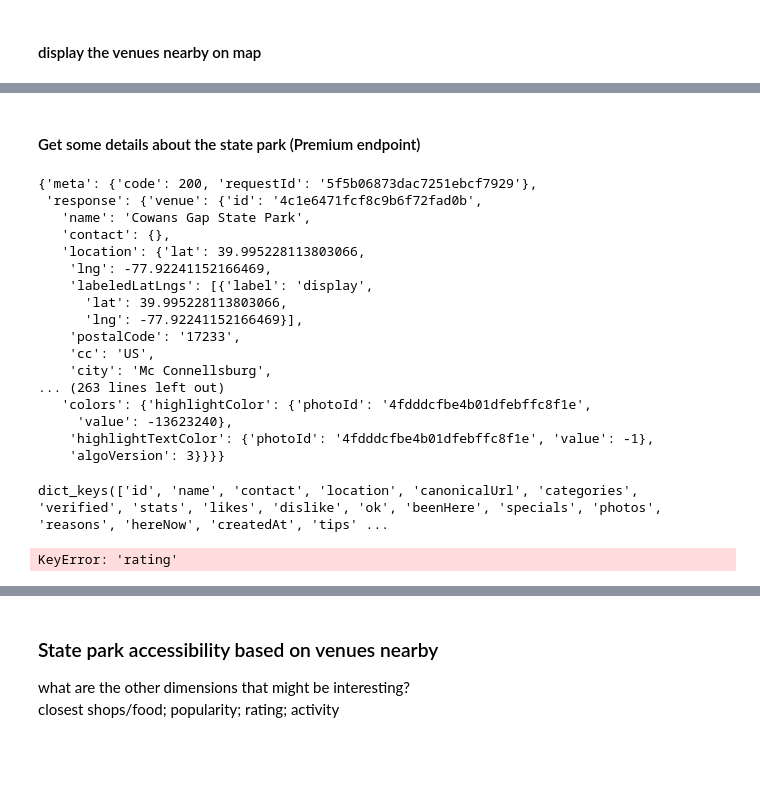
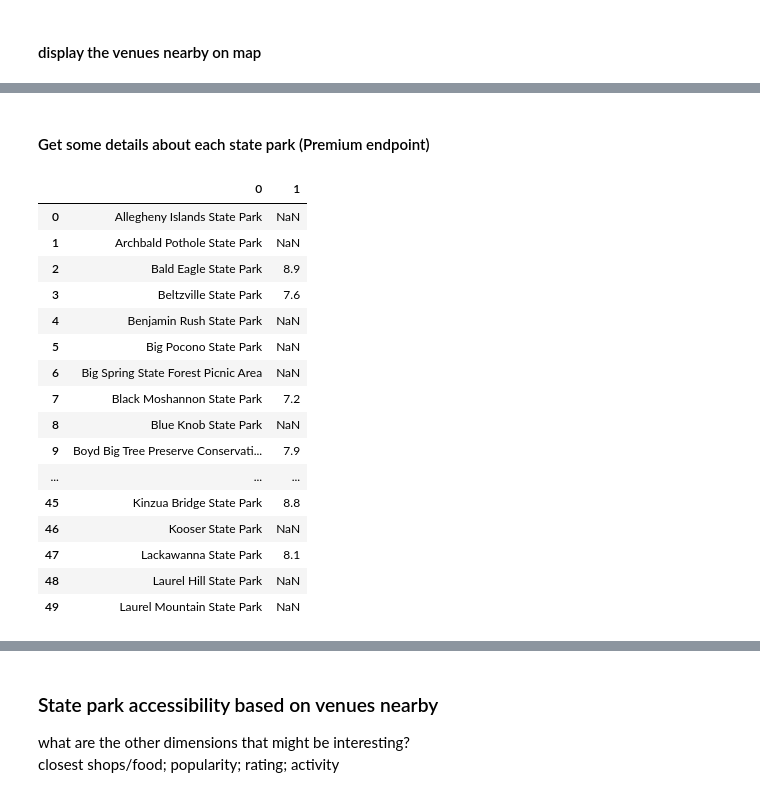
Before and after one commit to qcabel/PA-state-parks, a Jupyter notebook: state_park_PA_foursquare.ipynb, the cells around one changed output, grey strips where cells are left out. Saved outputs shown, nothing was run; the diff lists cells and outputs as text; code cells hidden in the pictures; blank space fills up the shorter version.

```diff
--- a/state_park_PA_foursquare.ipynb
+++ b/state_park_PA_foursquare.ipynb
@@ -262,0 +531,5 @@ venue_park_results['response']['venues'][0]
+# %%
+df_park['fsq_venue_id'] = df_parkId['found Id']
+df_park['fsq_venue_name'] = df_parkId['found name']
+df_park['fsq_venue_categ'] = df_parkId['found in category']
+df_park
@@ -263,33 +550,17 @@ venue_park_results['response']['venues'][0]
 # %% [markdown]
-#### Get some details about the state park (Premium endpoint)
+#### Get some details about each state park (Premium endpoint)
 # %%
-VENUE_ID = venue_park_results['response']['venues'][0]['id']
-url = 'https://api.foursquare.com/v2/venues/{}?client_id={}&client_secret={}&v={}'.format(VENUE_ID, CLIENT_ID, CLIENT_SECRET, VERSION)
-venue_results = requests.get(url).json()
-venue_results
+# VENUE_ID = '4f88baafe4b02981899ad0fa'#venue_park_results['response']['venues'][0]['id']
+state_park_detail = []
+for VENUE_ID in df_parkId['found Id']:
+    url = 'https://api.foursquare.com/v2/venues/{}?client_id={}&client_secret={}&v={}'.format(VENUE_ID, CLIENT_ID, CLIENT_SECRET, VERSION)
+    venue_results = requests.get(url).json()
+#     venue_results['response']['venue']['rating'] #or['likes']
+    state_park_detail.append(venue_results)
-# %% [output]
-{'meta': {'code': 200, 'requestId': '5f5b06873dac7251ebcf7929'},
- 'response': {'venue': {'id': '4c1e6471fcf8c9b6f72fad0b',
-   'name': 'Cowans Gap State Park',
-   'contact': {},
-   'location': {'lat': 39.995228113803066,
-    'lng': -77.92241152166469,
-    'labeledLatLngs': [{'label': 'display',
-      'lat': 39.995228113803066,
-      'lng': -77.92241152166469}],
-    'postalCode': '17233',
-    'cc': 'US',
-    'city': 'Mc Connellsburg',
-... (263 lines left out)
-   'colors': {'highlightColor': {'photoId': '4fdddcfbe4b01dfebffc8f1e',
-     'value': -13623240},
-    'highlightTextColor': {'photoId': '4fdddcfbe4b01dfebffc8f1e', 'value': -1},
-    'algoVersion': 3}}}}
-# %%
-venue_results['response']['venue'].keys()
-# %% [output]
-dict_keys(['id', 'name', 'contact', 'location', 'canonicalUrl', 'categories', 'verified', 'stats', 'likes', 'dislike', 'ok', 'beenHere', 'specials', 'photos', 'reasons', 'hereNow', 'createdAt', 'tips' ...
-# %%
-venue_results['response']['venue']['rating']
-# %% [output]
-KeyError: 'rating'
+# %%
+for ipark in range(51, 121):
+    VENUE_ID = df_parkId.loc[ipark, 'found Id']
+    url = 'https://api.foursquare.com/v2/venues/{}?client_id={}&client_secret={}&v={}'.format(VENUE_ID, CLIENT_ID, CLIENT_SECRET, VERSION)
+    venue_results = requests.get(url).json()
+#     venue_results['response']['venue']['rating'] #or['likes']
+    state_park_detail[ipark] = venue_results
@@ -295,0 +571,26 @@ KeyError: 'rating'
+# %%
+park_rating_list = []
+for ipark in range(51):
+    if state_park_detail[ipark]['meta']['code'] == 200:
+        park_rating_list.append([df_park.loc[ipark, 'Park name'],
+                            state_park_detail[ipark]['response']['venue'].get('rating', np.NaN)])
+park_rating = pd.DataFrame(park_rating_list)
+park_rating
+# %% [output]
+|  | 0 | 1 |
+| 0 | Allegheny Islands State Park | NaN |
+| 1 | Archbald Pothole State Park | NaN |
+| 2 | Bald Eagle State Park | 8.9 |
+| 3 | Beltzville State Park | 7.6 |
+| 4 | Benjamin Rush State Park | NaN |
+| 5 | Big Pocono State Park | NaN |
+| 6 | Big Spring State Forest Picnic Area | NaN |
+| 7 | Black Moshannon State Park | 7.2 |
+| 8 | Blue Knob State Park | NaN |
+| 9 | Boyd Big Tree Preserve Conservati... | 7.9 |
+| ... | ... | ... |
+| 45 | Kinzua Bridge State Park | 8.8 |
+| 46 | Kooser State Park | NaN |
+| 47 | Lackawanna State Park | 8.1 |
+| 48 | Laurel Hill State Park | NaN |
+| 49 | Laurel Mountain State Park | NaN |
```
Also changed, not shown: parts of 31 cells of this notebook.
